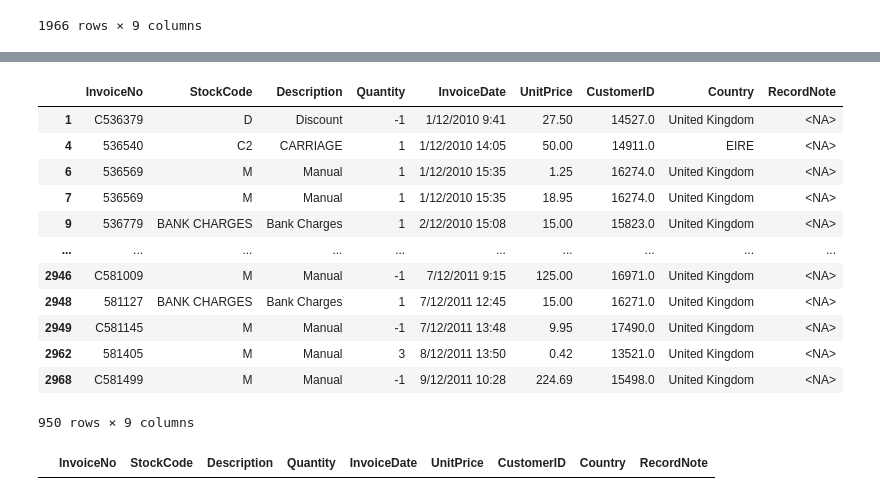
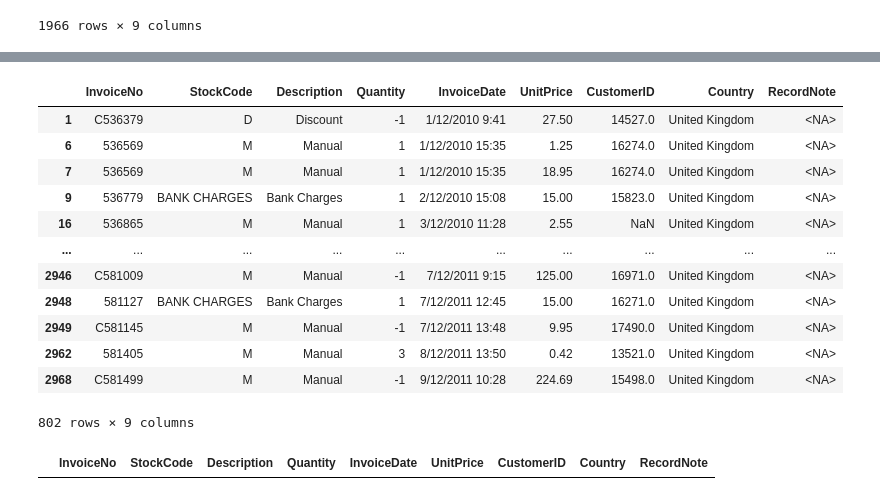
Before and after one commit to Vialesoft/Vialesoft_Devlab, a Jupyter notebook: Mini_Proyectos/ETL_Retail/Python ETL/main.ipynb, the cells around one changed output, grey strips where cells are left out. Cells and saved outputs as stored; diff of their text form; code cells hidden in the pictures.

```diff
--- a/Mini_Proyectos/ETL_Retail/Python ETL/main.ipynb
+++ b/Mini_Proyectos/ETL_Retail/Python ETL/main.ipynb
@@ -747,5 +769,6 @@ df_Final = pd.concat([df_Final,
 # %%
 df_codigos_no_numericos_single = df_codigos_no_numericos_single[~df_codigos_no_numericos_single['StockCode'].str.contains(r'^gift', case=False, na=False)]
+df_codigos_no_numericos_single = df_codigos_no_numericos_single[df_codigos_no_numericos_single['StockCode'] != "PADS"]
 df_codigos_no_numericos_single
 # %% [output]
 |  | InvoiceNo | StockCode | Description | Quantity | InvoiceDate | UnitPrice | CustomerID | Country | RecordNote |
@@ -850,21 +897,22 @@ df_post
 # %%
-df_codigos_no_numericos_single = df_codigos_no_numericos_single[~df_codigos_no_numericos_single["StockCode"].str.contains(r'^POST')]
-df_codigos_no_numericos_single = df_codigos_no_numericos_single[~df_codigos_no_numericos_single["StockCode"].str.contains(r'^DOT')]
+df_codigos_no_numericos_single = df_codigos_no_numericos_single[df_codigos_no_numericos_single["StockCode"] != "POST"]
+df_codigos_no_numericos_single = df_codigos_no_numericos_single[df_codigos_no_numericos_single["StockCode"] != "DOT"]
+df_codigos_no_numericos_single = df_codigos_no_numericos_single[df_codigos_no_numericos_single["StockCode"] != "C2"]
 df_codigos_no_numericos_single
 # %% [output]
 |  | InvoiceNo | StockCode | Description | Quantity | InvoiceDate | UnitPrice | CustomerID | Country | RecordNote |
 | 1 | C536379 | D | Discount | -1 | 1/12/2010 9:41 | 27.50 | 14527.0 | United Kingdom | <NA> |
-| 4 | 536540 | C2 | CARRIAGE | 1 | 1/12/2010 14:05 | 50.00 | 14911.0 | EIRE | <NA> |
 | 6 | 536569 | M | Manual | 1 | 1/12/2010 15:35 | 1.25 | 16274.0 | United Kingdom | <NA> |
 | 7 | 536569 | M | Manual | 1 | 1/12/2010 15:35 | 18.95 | 16274.0 | United Kingdom | <NA> |
 | 9 | 536779 | BANK CHARGES | Bank Charges | 1 | 2/12/2010 15:08 | 15.00 | 15823.0 | United Kingdom | <NA> |
+| 16 | 536865 | M | Manual | 1 | 3/12/2010 11:28 | 2.55 | NaN | United Kingdom | <NA> |
 | ... | ... | ... | ... | ... | ... | ... | ... | ... | ... |
 | 2946 | C581009 | M | Manual | -1 | 7/12/2011 9:15 | 125.00 | 16971.0 | United Kingdom | <NA> |
 | 2948 | 581127 | BANK CHARGES | Bank Charges | 1 | 7/12/2011 12:45 | 15.00 | 16271.0 | United Kingdom | <NA> |
 | 2949 | C581145 | M | Manual | -1 | 7/12/2011 13:48 | 9.95 | 17490.0 | United Kingdom | <NA> |
 | 2962 | 581405 | M | Manual | 3 | 8/12/2011 13:50 | 0.42 | 13521.0 | United Kingdom | <NA> |
 | 2968 | C581499 | M | Manual | -1 | 9/12/2011 10:28 | 224.69 | 15498.0 | United Kingdom | <NA> |
-950 rows × 9 columns
+802 rows × 9 columns
 # %%
 df_post[df_post["Quantity"] == 0]
 # %% [output]
```
Also changed, not shown: parts of 51 cells of this notebook.
